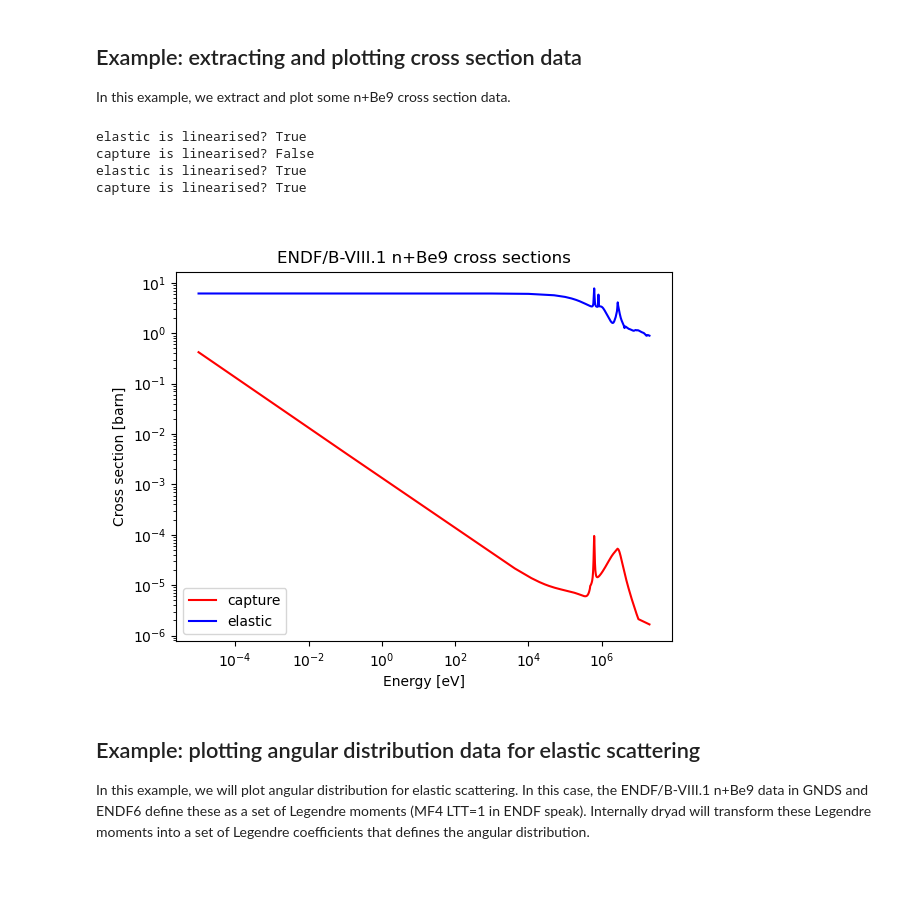
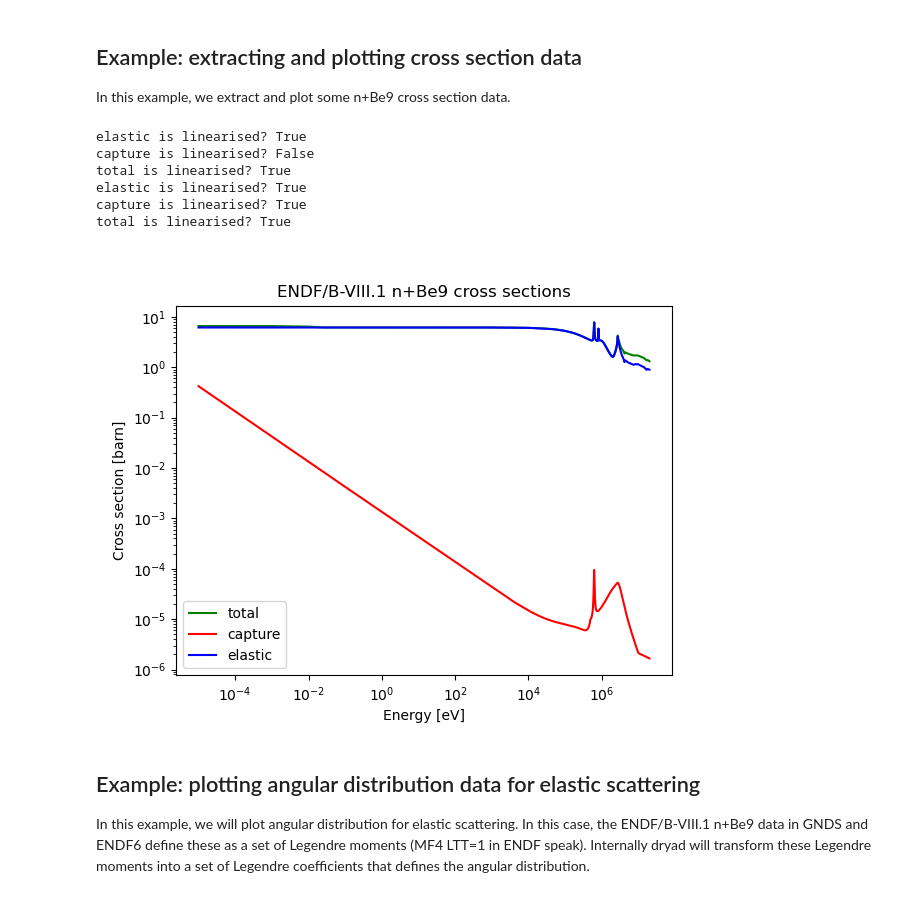
Before and after one commit to njoy/dryad, a Jupyter notebook: python/examples/dryad-example.ipynb, the cells around one changed output. Saved outputs shown, nothing was run; the diff lists cells and outputs as text; code cells hidden in the pictures.

```diff
--- a/python/examples/dryad-example.ipynb
+++ b/python/examples/dryad-example.ipynb
@@ -96,13 +96,20 @@ import dryad
 # open a GNDS file for n+Be9
 pt = dryad.ProjectileTarget.from_gnds_file( 'resources/gnds/n-004_Be_009.endf.gnds.xml' )
 
+# identifiers
+elastic_id = dryad.id.ReactionID( 'n,Be9->n,Be9' )
+capture_id = dryad.id.ReactionID( 'n,Be9->g,Be10[all]' )
+total_id = dryad.id.ReactionID( 'n,Be9->total' )
+
 # extract cross section data
-elastic = pt.reaction('2').cross_section
-capture = pt.reaction('102').cross_section
+elastic = pt.reaction( elastic_id ).cross_section
+capture = pt.reaction(capture_id ).cross_section
+total = pt.reaction( total_id ).cross_section
 
 # note: the capture cross section is not linearised:
 print( 'elastic is linearised? {}'.format( elastic.is_linearised ) )
 print( 'capture is linearised? {}'.format( capture.is_linearised ) )
+print( 'total is linearised? {}'.format( total.is_linearised ) )
 
 # the capture cross section can be linearised as follows:
 capture = capture.linearise()
@@ -110,27 +117,31 @@ capture = capture.linearise()
 # note: the capture cross section is now linearised:
 print( 'elastic is linearised? {}'.format( elastic.is_linearised ) )
 print( 'capture is linearised? {}'.format( capture.is_linearised ) )
+print( 'total is linearised? {}'.format( total.is_linearised ) )
 # %% [output]
 elastic is linearised? True
 capture is linearised? False
+total is linearised? True
 elastic is linearised? True
 capture is linearised? True
+total is linearised? True
 # %%
 import matplotlib.pyplot as plot
 %matplotlib widget
 
 plot.figure()
+plot.plot( total.energies, total.values, label = 'total', color = 'green', linewidth = 1.5 )
 plot.plot( capture.energies, capture.values, label = 'capture', color = 'red', linewidth = 1.5 )
 plot.plot( elastic.energies, elastic.values, label = 'elastic', color = 'blue', linewidth = 1.5 )
 plot.title( 'ENDF/B-VIII.1 n+Be9 cross sections' )
 plot.xlabel( 'Energy [eV]' )
 plot.ylabel( 'Cross section [barn]' )
 plot.xscale( 'log' )
 plot.yscale( 'log' )
 plot.legend()
 plot.show()
 # %% [output]
-[figure, old version]
+[figure, new version]
 # %% [markdown]
 ## Example: plotting angular distribution data for elastic scattering
 
```
Also changed, not shown: 6 other files.
